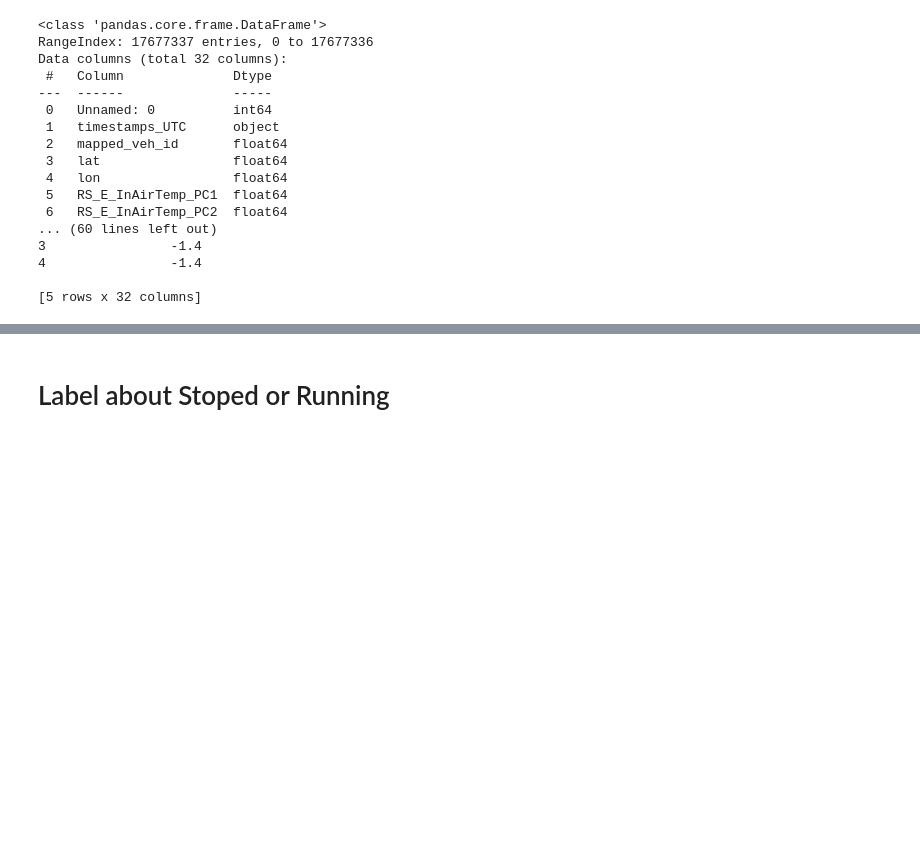
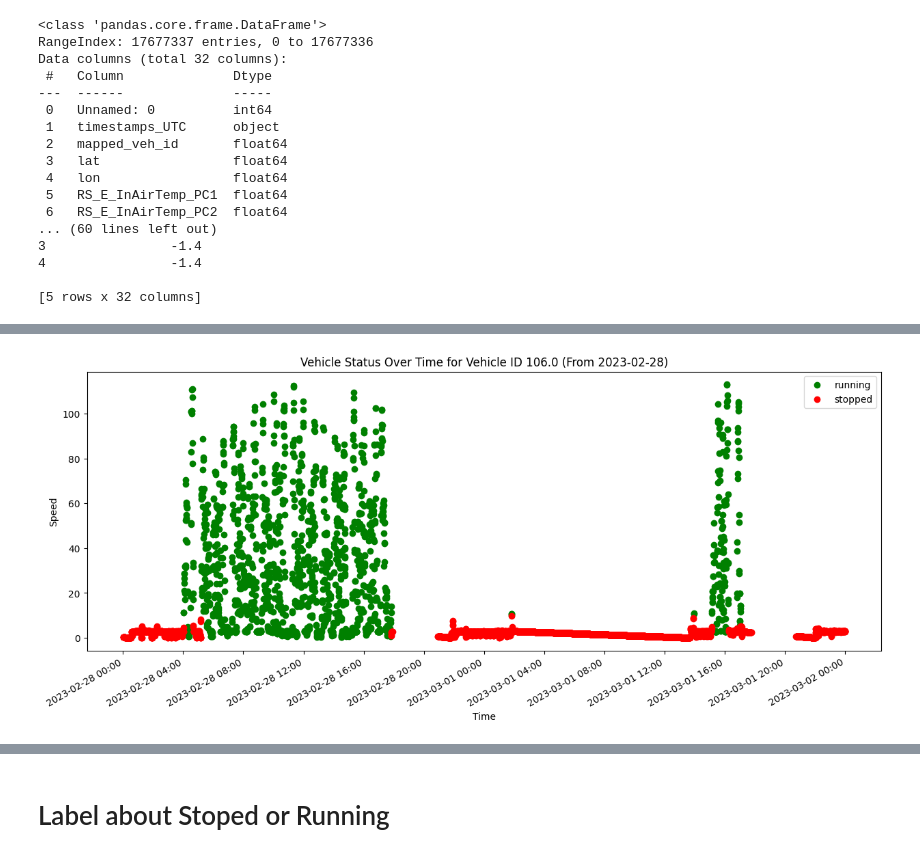
Before and after one commit to yutao-data/Data_Mining_SNCB, a Jupyter notebook: notebooks/sncb-data-labeling.ipynb, the cells around one changed output, grey strips where cells are left out. Cells and saved outputs as stored; diff of their text form; code cells hidden in the pictures; blank space fills up the shorter version.

Commit message:
Data_Labeling | Statistical Label Running Stopped

```diff
--- a/notebooks/sncb-data-labeling.ipynb
+++ b/notebooks/sncb-data-labeling.ipynb
@@ -59,0 +65,3 @@ Data columns (total 32 columns):
+# %%
+stopped_threshold = 10
+minimum_stopped_minutes = 30
@@ -59,0 +108,41 @@ Data columns (total 32 columns):
+# %%
+# Define the threshold for a vehicle being stopped and the duration
+stopped_threshold = 10  # Speed less than 10 for being stopped
+minimum_stopped_minutes = 30  # Minimum duration for stopped status
+
+# Select a specific vehicle ID
+specific_veh_id = data['mapped_veh_id'].unique()[1]
+veh_data = data[data['mapped_veh_id'] == specific_veh_id]
+
+# Define the start and end dates for the week you want to display
+week_start = pd.to_datetime("2023-02-28")  # Example start date
+week_end = week_start + pd.Timedelta(days=2)  # Two days later
+
+# Filter the data for that period
+week_data = veh_data[(veh_data['timestamps_UTC'] >= week_start) & (veh_data['timestamps_UTC'] < week_end)]
+
+# Create the plot
+plt.figure(figsize=(15, 6))
+
+# Use different colors for running and stopped status
+for status, color in [('running', 'green'), ('stopped', 'red')]:
+    status_data = week_data[week_data['status'] == status]
+    plt.scatter(status_data['timestamps_UTC'], status_data['Speed'], color=color, label=status)
+
+# Set the legend
+plt.legend()
+
+# Set the chart title and axis labels
+plt.title(f"Vehicle Status Over Time for Vehicle ID {specific_veh_id} (From {week_start.strftime('%Y-%m-%d')})")
+plt.xlabel("Time")
+plt.ylabel("Speed")
+
+# Format the x-axis to better display dates and times
+plt.gca().xaxis.set_major_formatter(mdates.DateFormatter('%Y-%m-%d %H:%M'))
+plt.gca().xaxis.set_major_locator(mdates.HourLocator(interval=4))
+plt.gcf().autofmt_xdate()  # Automatically rotate date labels to prevent overlap
+
+# Show the plot
+plt.show()
+# %% [output]
+[figure, added]
```
Also changed, not shown: parts of 23 cells of this notebook.
